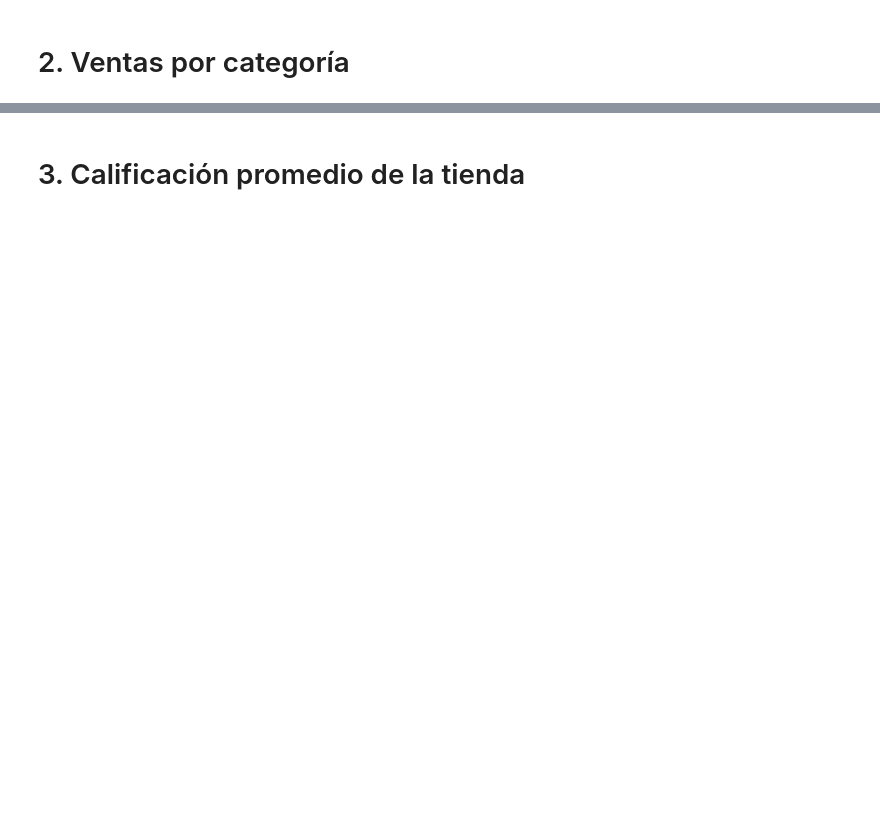
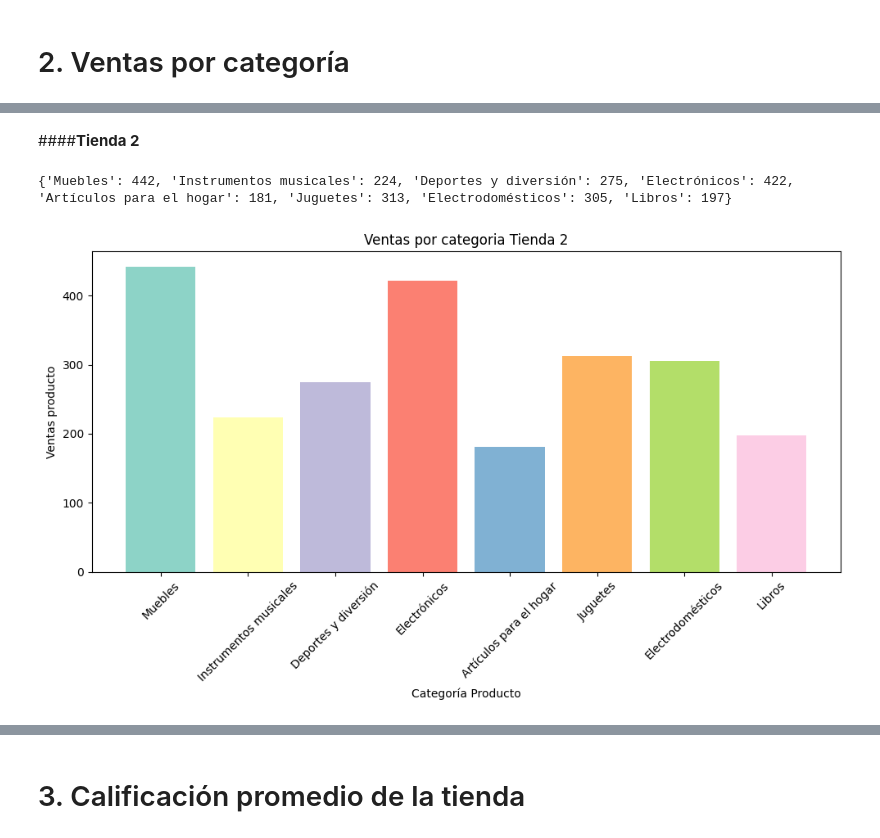
Before and after one commit to Julian-RR/Data-Science-challenge-1, a Jupyter notebook: AluraStoreLatam.ipynb, the cells around one changed output, grey strips where cells are left out. Cells and saved outputs as stored; diff of their text form; code cells hidden in the pictures; blank space fills up the shorter version.

```diff
--- a/AluraStoreLatam.ipynb
+++ b/AluraStoreLatam.ipynb
@@ -140,0 +320,13 @@ tienda.head()
+# %% [markdown]
+####**Tienda 2**
+# %%
+'''
+VENTAS POR CATEGORIA
+'''
+ventas_categoria_2=conteo_categoria(tienda2)
+print(ventas_categoria_2)
+
+grafica_barras(ventas_categoria_2.keys(),ventas_categoria_2.keys(),ventas_categoria_2.values(),"Categoría Producto","Ventas producto","Ventas por categoria Tienda 2")
+# %% [output]
+{'Muebles': 442, 'Instrumentos musicales': 224, 'Deportes y diversión': 275, 'Electrónicos': 422, 'Artículos para el hogar': 181, 'Juguetes': 313, 'Electrodomésticos': 305, 'Libros': 197}
+[figure, added]
```
Also changed, not shown: parts of 33 cells of this notebook.
